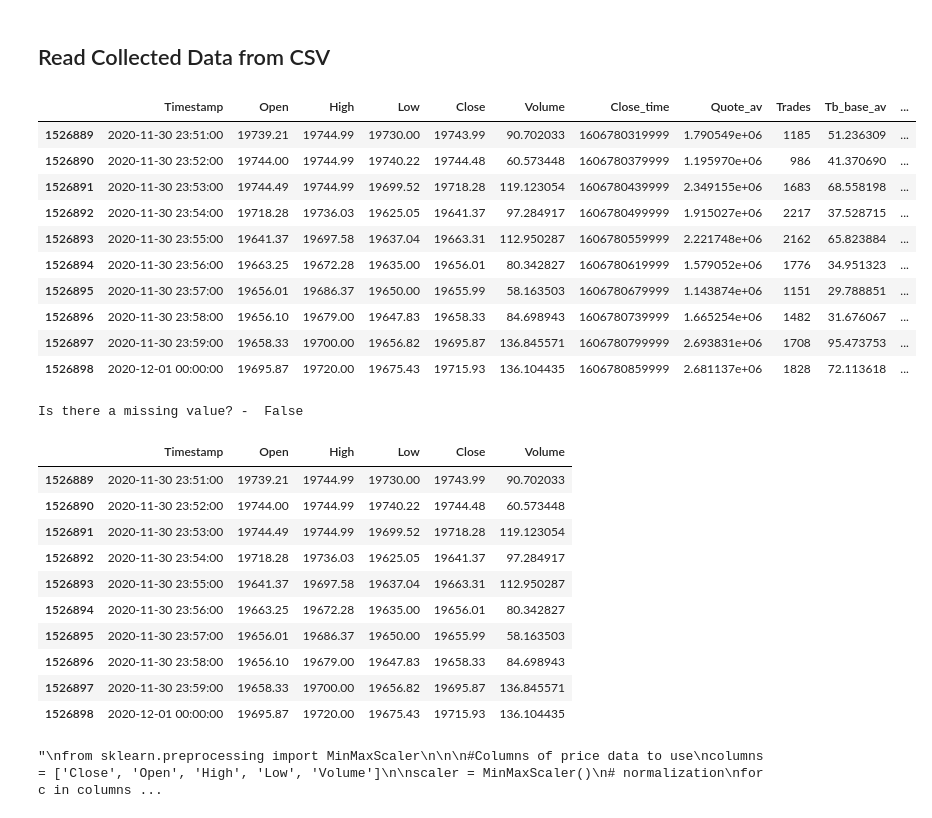
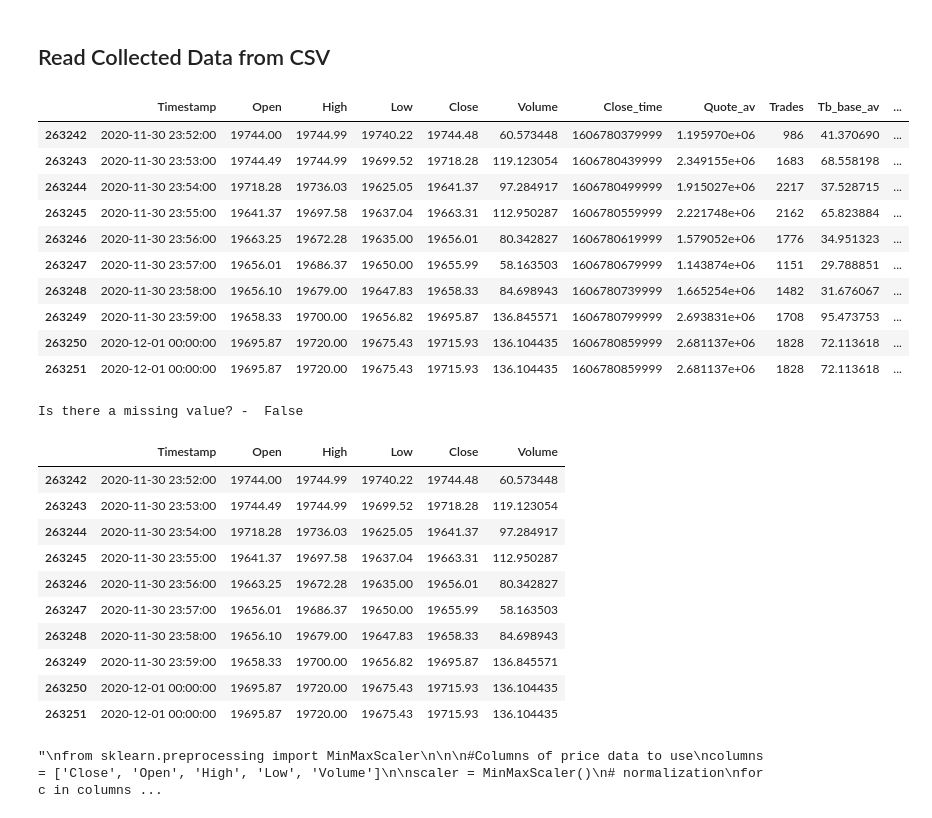
Before and after one commit to gokseltokur/Cryptocurrency-Price-Prediction, a Jupyter notebook: cnn_cryptocurrency_price_prediction.ipynb, the cells around one changed output. Drawn from its saved outputs; the diff is of its cells as text; code cells hidden in the pictures.

```diff
--- a/cnn_cryptocurrency_price_prediction.ipynb
+++ b/cnn_cryptocurrency_price_prediction.ipynb
@@ -17,22 +17,22 @@ from sklearn.preprocessing import MinMaxScaler
 # %% [markdown]
 ## Read Collected Data from CSV
 # %%
-df = pd.read_csv('data/BTCUSDT-1m-1Jan2018to1Dec2020data.csv')
+df = pd.read_csv('data/BTCUSDT-1m-1Jun2020to1Dec2020data.csv')
 df.head()
 
 df.tail(10)
 # %% [output]
 |  | Timestamp | Open | High | Low | Close | Volume | Close_time | Quote_av | Trades | Tb_base_av | ... |
-| 1526889 | 2020-11-30 23:51:00 | 19739.21 | 19744.99 | 19730.00 | 19743.99 | 90.702033 | 1606780319999 | 1.790549e+06 | 1185 | 51.236309 | ... |
-| 1526890 | 2020-11-30 23:52:00 | 19744.00 | 19744.99 | 19740.22 | 19744.48 | 60.573448 | 1606780379999 | 1.195970e+06 | 986 | 41.370690 | ... |
-| 1526891 | 2020-11-30 23:53:00 | 19744.49 | 19744.99 | 19699.52 | 19718.28 | 119.123054 | 1606780439999 | 2.349155e+06 | 1683 | 68.558198 | ... |
-| 1526892 | 2020-11-30 23:54:00 | 19718.28 | 19736.03 | 19625.05 | 19641.37 | 97.284917 | 1606780499999 | 1.915027e+06 | 2217 | 37.528715 | ... |
-| 1526893 | 2020-11-30 23:55:00 | 19641.37 | 19697.58 | 19637.04 | 19663.31 | 112.950287 | 1606780559999 | 2.221748e+06 | 2162 | 65.823884 | ... |
-| 1526894 | 2020-11-30 23:56:00 | 19663.25 | 19672.28 | 19635.00 | 19656.01 | 80.342827 | 1606780619999 | 1.579052e+06 | 1776 | 34.951323 | ... |
-| 1526895 | 2020-11-30 23:57:00 | 19656.01 | 19686.37 | 19650.00 | 19655.99 | 58.163503 | 1606780679999 | 1.143874e+06 | 1151 | 29.788851 | ... |
-| 1526896 | 2020-11-30 23:58:00 | 19656.10 | 19679.00 | 19647.83 | 19658.33 | 84.698943 | 1606780739999 | 1.665254e+06 | 1482 | 31.676067 | ... |
-| 1526897 | 2020-11-30 23:59:00 | 19658.33 | 19700.00 | 19656.82 | 19695.87 | 136.845571 | 1606780799999 | 2.693831e+06 | 1708 | 95.473753 | ... |
-| 1526898 | 2020-12-01 00:00:00 | 19695.87 | 19720.00 | 19675.43 | 19715.93 | 136.104435 | 1606780859999 | 2.681137e+06 | 1828 | 72.113618 | ... |
+| 263242 | 2020-11-30 23:52:00 | 19744.00 | 19744.99 | 19740.22 | 19744.48 | 60.573448 | 1606780379999 | 1.195970e+06 | 986 | 41.370690 | ... |
+| 263243 | 2020-11-30 23:53:00 | 19744.49 | 19744.99 | 19699.52 | 19718.28 | 119.123054 | 1606780439999 | 2.349155e+06 | 1683 | 68.558198 | ... |
+| 263244 | 2020-11-30 23:54:00 | 19718.28 | 19736.03 | 19625.05 | 19641.37 | 97.284917 | 1606780499999 | 1.915027e+06 | 2217 | 37.528715 | ... |
+| 263245 | 2020-11-30 23:55:00 | 19641.37 | 19697.58 | 19637.04 | 19663.31 | 112.950287 | 1606780559999 | 2.221748e+06 | 2162 | 65.823884 | ... |
+| 263246 | 2020-11-30 23:56:00 | 19663.25 | 19672.28 | 19635.00 | 19656.01 | 80.342827 | 1606780619999 | 1.579052e+06 | 1776 | 34.951323 | ... |
+| 263247 | 2020-11-30 23:57:00 | 19656.01 | 19686.37 | 19650.00 | 19655.99 | 58.163503 | 1606780679999 | 1.143874e+06 | 1151 | 29.788851 | ... |
+| 263248 | 2020-11-30 23:58:00 | 19656.10 | 19679.00 | 19647.83 | 19658.33 | 84.698943 | 1606780739999 | 1.665254e+06 | 1482 | 31.676067 | ... |
+| 263249 | 2020-11-30 23:59:00 | 19658.33 | 19700.00 | 19656.82 | 19695.87 | 136.845571 | 1606780799999 | 2.693831e+06 | 1708 | 95.473753 | ... |
+| 263250 | 2020-12-01 00:00:00 | 19695.87 | 19720.00 | 19675.43 | 19715.93 | 136.104435 | 1606780859999 | 2.681137e+06 | 1828 | 72.113618 | ... |
+| 263251 | 2020-12-01 00:00:00 | 19695.87 | 19720.00 | 19675.43 | 19715.93 | 136.104435 | 1606780859999 | 2.681137e+06 | 1828 | 72.113618 | ... |
 # %%
 # Check is there a missing value
 print('Is there a missing value? - ',df.isnull().values.any())
@@ -50,16 +50,16 @@ df = df.drop('Ignore', 1)
 df.tail(10)
 # %% [output]
 |  | Timestamp | Open | High | Low | Close | Volume |
-| 1526889 | 2020-11-30 23:51:00 | 19739.21 | 19744.99 | 19730.00 | 19743.99 | 90.702033 |
-| 1526890 | 2020-11-30 23:52:00 | 19744.00 | 19744.99 | 19740.22 | 19744.48 | 60.573448 |
-| 1526891 | 2020-11-30 23:53:00 | 19744.49 | 19744.99 | 19699.52 | 19718.28 | 119.123054 |
-| 1526892 | 2020-11-30 23:54:00 | 19718.28 | 19736.03 | 19625.05 | 19641.37 | 97.284917 |
-| 1526893 | 2020-11-30 23:55:00 | 19641.37 | 19697.58 | 19637.04 | 19663.31 | 112.950287 |
-| 1526894 | 2020-11-30 23:56:00 | 19663.25 | 19672.28 | 19635.00 | 19656.01 | 80.342827 |
-| 1526895 | 2020-11-30 23:57:00 | 19656.01 | 19686.37 | 19650.00 | 19655.99 | 58.163503 |
-| 1526896 | 2020-11-30 23:58:00 | 19656.10 | 19679.00 | 19647.83 | 19658.33 | 84.698943 |
-| 1526897 | 2020-11-30 23:59:00 | 19658.33 | 19700.00 | 19656.82 | 19695.87 | 136.845571 |
-| 1526898 | 2020-12-01 00:00:00 | 19695.87 | 19720.00 | 19675.43 | 19715.93 | 136.104435 |
+| 263242 | 2020-11-30 23:52:00 | 19744.00 | 19744.99 | 19740.22 | 19744.48 | 60.573448 |
+| 263243 | 2020-11-30 23:53:00 | 19744.49 | 19744.99 | 19699.52 | 19718.28 | 119.123054 |
+| 263244 | 2020-11-30 23:54:00 | 19718.28 | 19736.03 | 19625.05 | 19641.37 | 97.284917 |
+| 263245 | 2020-11-30 23:55:00 | 19641.37 | 19697.58 | 19637.04 | 19663.31 | 112.950287 |
+| 263246 | 2020-11-30 23:56:00 | 19663.25 | 19672.28 | 19635.00 | 19656.01 | 80.342827 |
+| 263247 | 2020-11-30 23:57:00 | 19656.01 | 19686.37 | 19650.00 | 19655.99 | 58.163503 |
+| 263248 | 2020-11-30 23:58:00 | 19656.10 | 19679.00 | 19647.83 | 19658.33 | 84.698943 |
+| 263249 | 2020-11-30 23:59:00 | 19658.33 | 19700.00 | 19656.82 | 19695.87 | 136.845571 |
+| 263250 | 2020-12-01 00:00:00 | 19695.87 | 19720.00 | 19675.43 | 19715.93 | 136.104435 |
+| 263251 | 2020-12-01 00:00:00 | 19695.87 | 19720.00 | 19675.43 | 19715.93 | 136.104435 |
 # %%
 '''
 from sklearn.preprocessing import MinMaxScaler
```
Also changed, not shown: parts of 12 cells of this notebook, 7 other files.
